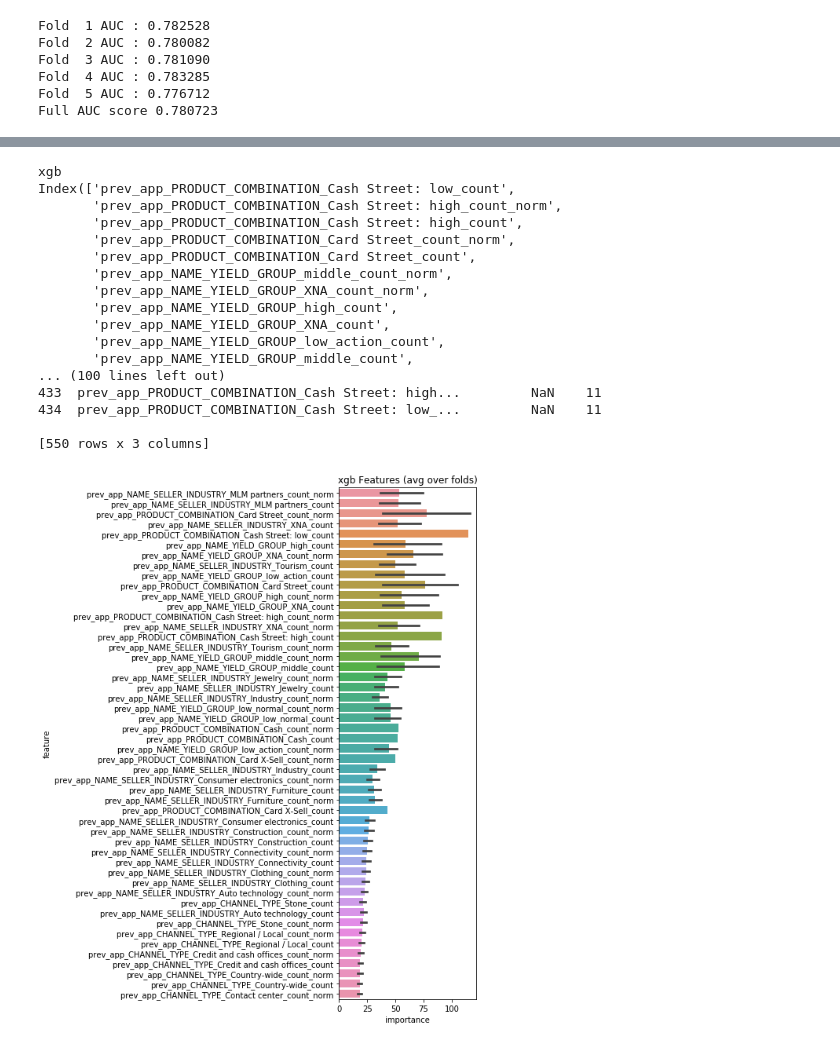
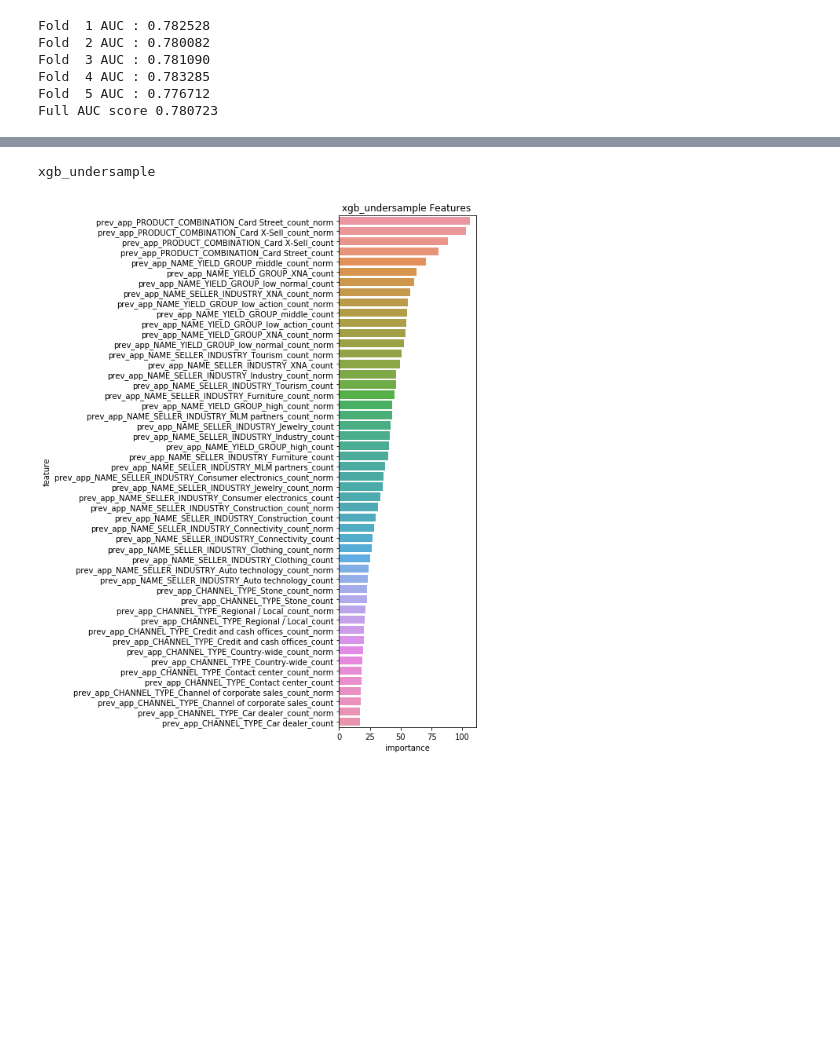
Before and after one commit to kaholau/home-credit-default-risk, a Jupyter notebook: app/code/xgb.ipynb, the cells around one changed output, grey strips where cells are left out. Saved outputs shown, nothing was run; the diff lists cells and outputs as text; code cells hidden in the pictures; blank space fills up the shorter version.

```diff
--- a/app/code/xgb.ipynb
+++ b/app/code/xgb.ipynb
@@ -112,22 +96,6 @@ Full AUC score 0.921787
 # %%
-title = 'xgb'
-myutil.report(test_preds, folds, importances, data, y, oof_preds, title)
+title = 'xgb_undersample'
+myutil.report(test_preds, folds, importances, data, y, oof_preds, title, False)
 # %% [output]
-xgb
-Index(['prev_app_PRODUCT_COMBINATION_Cash Street: low_count',
-       'prev_app_PRODUCT_COMBINATION_Cash Street: high_count_norm',
-       'prev_app_PRODUCT_COMBINATION_Cash Street: high_count',
-       'prev_app_PRODUCT_COMBINATION_Card Street_count_norm',
-       'prev_app_PRODUCT_COMBINATION_Card Street_count',
-       'prev_app_NAME_YIELD_GROUP_middle_count_norm',
-       'prev_app_NAME_YIELD_GROUP_XNA_count_norm',
-       'prev_app_NAME_YIELD_GROUP_high_count',
-       'prev_app_NAME_YIELD_GROUP_XNA_count',
-       'prev_app_NAME_YIELD_GROUP_low_action_count',
-       'prev_app_NAME_YIELD_GROUP_middle_count',
-... (100 lines left out)
-433  prev_app_PRODUCT_COMBINATION_Cash Street: high...         NaN    11
-434  prev_app_PRODUCT_COMBINATION_Cash Street: low_...         NaN    11
-
-[550 rows x 3 columns]
+xgb_undersample
-[figure, old version]
+[figure, new version]
```
Also changed, not shown: parts of 3 cells of this notebook, 5 other files.
